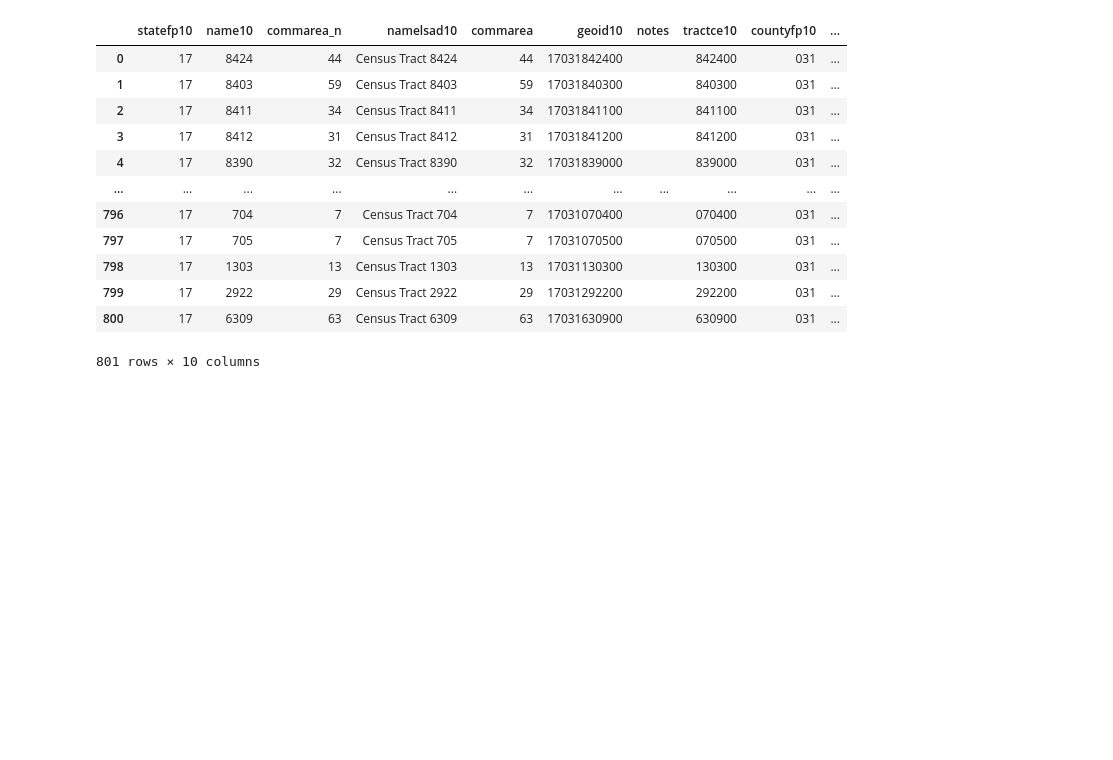
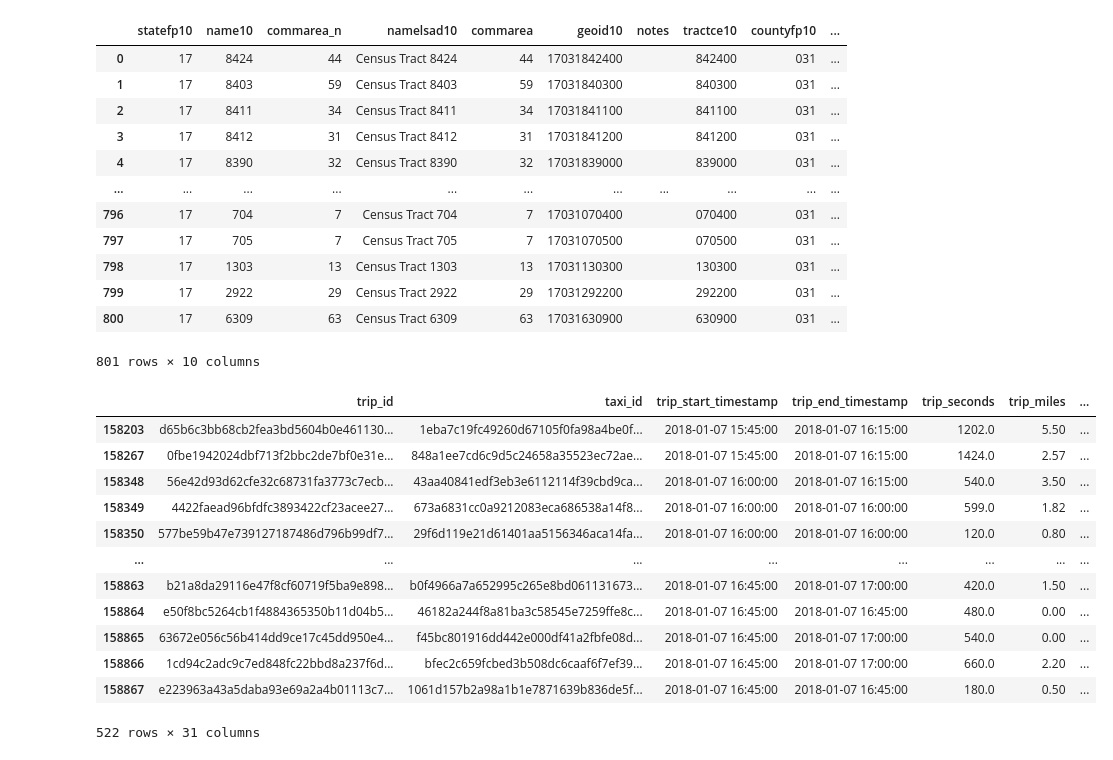
Before and after one commit to ltempfli/AAA-AIbertus-Magnus, a Jupyter notebook: tasks/02_Descriptive_Analytics.ipynb, the cells around one changed output. Drawn from its saved outputs; the diff is of its cells as text; code cells hidden in the pictures; blank space fills up the shorter version.

```diff
--- a/tasks/02_Descriptive_Analytics.ipynb
+++ b/tasks/02_Descriptive_Analytics.ipynb
@@ -17,6 +17,8 @@ df = pd.read_csv("../data/analytics_trip_data.csv")
 # %%
 df['trip_start_timestamp'] = pd.to_datetime(df['trip_start_timestamp'])
 df['trip_end_timestamp'] = pd.to_datetime(df['trip_end_timestamp'])
+# %%
+df["trip_middle_timestamp"] = df["trip_start_timestamp"] + ((df['trip_end_timestamp']-df['trip_start_timestamp'])/2)
 # %%
 df.rename(columns={"h3_res_4": "h3_res_4_pickup", "h3_res_6": "h3_res_6_pickup", "h3_res_8":"h3_res_8_pickup"},inplace=True)
 # %%
@@ -87,3 +89,5 @@ census_tract_geojson
 | 799 | 17 | 2922 | 29 | Census Tract 2922 | 29 | 17031292200 |  | 292200 | 031 | ... |
 | 800 | 17 | 6309 | 63 | Census Tract 6309 | 63 | 17031630900 |  | 630900 | 031 | ... |
 801 rows × 10 columns
+# %%
+tempdf = df
@@ -89,0 +97,26 @@ census_tract_geojson
+# %%
+# Neue Spalten für Stunde und Wochentag hinzufügen
+tempdf['hour'] = df['trip_middle_timestamp'].dt.hour
+tempdf['weekday'] = df['trip_middle_timestamp'].dt.day_name()
+
+# Pivot-Tabelle erstellen
+pivot_table = tempdf.pivot_table(index='weekday', columns='hour', values='trip_seconds', aggfunc='mean')
+
+# Wochentage in der richtigen Reihenfolge anordnen
+pivot_table = pivot_table.reindex(['Monday', 'Tuesday', 'Wednesday', 'Thursday', 'Friday', 'Saturday', 'Sunday'])
+# %%
+tempdf[(tempdf["weekday"]=="Sunday") & (tempdf["hour"] == 16)]
+# %% [output]
+|  | trip_id | taxi_id | trip_start_timestamp | trip_end_timestamp | trip_seconds | trip_miles | ... |
+| 158203 | d65b6c3bb68cb2fea3bd5604b0e461130... | 1eba7c19fc49260d67105f0fa98a4be0f... | 2018-01-07 15:45:00 | 2018-01-07 16:15:00 | 1202.0 | 5.50 | ... |
+| 158267 | 0fbe1942024dbf713f2bbc2de7bf0e31e... | 848a1ee7cd6c9d5c24658a35523ec72ae... | 2018-01-07 15:45:00 | 2018-01-07 16:15:00 | 1424.0 | 2.57 | ... |
+| 158348 | 56e42d93d62cfe32c68731fa3773c7ecb... | 43aa40841edf3eb3e6112114f39cbd9ca... | 2018-01-07 16:00:00 | 2018-01-07 16:15:00 | 540.0 | 3.50 | ... |
+| 158349 | 4422faead96bfdfc3893422cf23acee27... | 673a6831cc0a9212083eca686538a14f8... | 2018-01-07 16:00:00 | 2018-01-07 16:00:00 | 599.0 | 1.82 | ... |
+| 158350 | 577be59b47e739127187486d796b99df7... | 29f6d119e21d61401aa5156346aca14fa... | 2018-01-07 16:00:00 | 2018-01-07 16:00:00 | 120.0 | 0.80 | ... |
+| ... | ... | ... | ... | ... | ... | ... | ... |
+| 158863 | b21a8da29116e47f8cf60719f5ba9e898... | b0f4966a7a652995c265e8bd061131673... | 2018-01-07 16:45:00 | 2018-01-07 17:00:00 | 420.0 | 1.50 | ... |
+| 158864 | e50f8bc5264cb1f4884365350b11d04b5... | 46182a244f8a81ba3c58545e7259ffe8c... | 2018-01-07 16:45:00 | 2018-01-07 16:45:00 | 480.0 | 0.00 | ... |
+| 158865 | 63672e056c56b414dd9ce17c45dd950e4... | f45bc801916dd442e000df41a2fbfe08d... | 2018-01-07 16:45:00 | 2018-01-07 17:00:00 | 540.0 | 0.00 | ... |
+| 158866 | 1cd94c2adc9c7ed848fc22bbd8a237f6d... | bfec2c659fcbed3b508dc6caaf6f7ef39... | 2018-01-07 16:45:00 | 2018-01-07 17:00:00 | 660.0 | 2.20 | ... |
+| 158867 | e223963a43a5daba93e69a2a4b01113c7... | 1061d157b2a98a1b1e7871639b836de5f... | 2018-01-07 16:45:00 | 2018-01-07 16:45:00 | 180.0 | 0.50 | ... |
+522 rows × 31 columns
```
Also changed, not shown: parts of 6 cells of this notebook.
